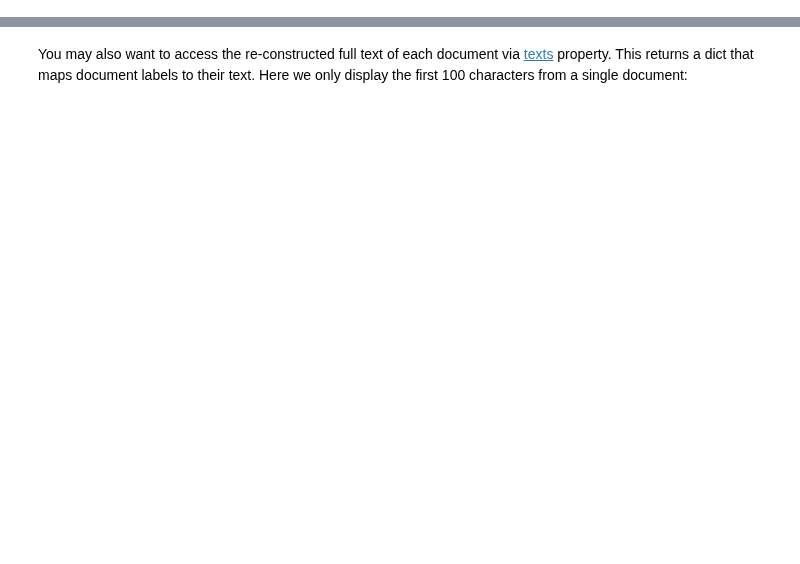
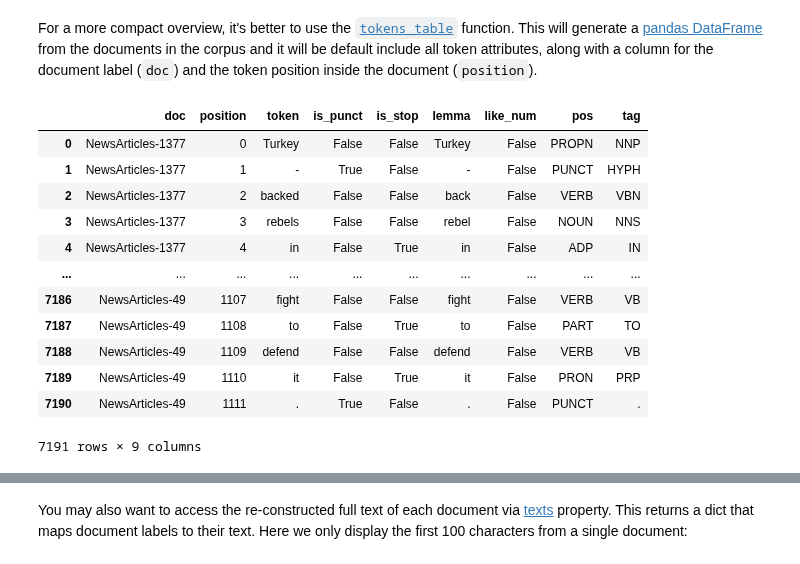
Before and after one commit to WZBSocialScienceCenter/tmtoolkit, a Jupyter notebook: doc/source/preprocessing.ipynb, the cells around one changed output, grey strips where cells are left out. Saved outputs shown, nothing was run; the diff lists cells and outputs as text; code cells hidden in the pictures; blank space fills up the shorter version.

```diff
--- a/doc/source/preprocessing.ipynb
+++ b/doc/source/preprocessing.ipynb
@@ -171,0 +25,8 @@ doctokens['NewsArticles-1880']['lemma'][:10]
+# %%
+import random
+random.seed(20220119)   # to make the sampling reproducible
+
+from tmtoolkit.corpus import Corpus, print_summary
+
+corpus_small = Corpus.from_builtin_corpus('en-NewsArticles', sample=10)
+print_summary(corpus_small)
@@ -171,0 +104,19 @@ doctokens['NewsArticles-1880']['lemma'][:10]
+# %% [markdown]
+For a more compact overview, it's better to use the [`tokens_table`](api.rst#TODO) function. This will generate a [pandas DataFrame](https://pandas.pydata.org/) from the documents in the corpus and it will be default include all token attributes, along with a column for the document label (`doc`) and the token position inside the document (`position`).
+# %%
+tbl = tokens_table(corpus_small)
+tbl
+# %% [output]
+|  | doc | position | token | is_punct | is_stop | lemma | like_num | pos | tag |
+| 0 | NewsArticles-1377 | 0 | Turkey | False | False | Turkey | False | PROPN | NNP |
+| 1 | NewsArticles-1377 | 1 | - | True | False | - | False | PUNCT | HYPH |
+| 2 | NewsArticles-1377 | 2 | backed | False | False | back | False | VERB | VBN |
+| 3 | NewsArticles-1377 | 3 | rebels | False | False | rebel | False | NOUN | NNS |
+| 4 | NewsArticles-1377 | 4 | in | False | True | in | False | ADP | IN |
+| ... | ... | ... | ... | ... | ... | ... | ... | ... | ... |
+| 7186 | NewsArticles-49 | 1107 | fight | False | False | fight | False | VERB | VB |
+| 7187 | NewsArticles-49 | 1108 | to | False | True | to | False | PART | TO |
+| 7188 | NewsArticles-49 | 1109 | defend | False | False | defend | False | VERB | VB |
+| 7189 | NewsArticles-49 | 1110 | it | False | True | it | False | PRON | PRP |
+| 7190 | NewsArticles-49 | 1111 | . | True | False | . | False | PUNCT | . |
+7191 rows × 9 columns
```
Also changed, not shown: parts of 119 cells of this notebook, 1 other file.
